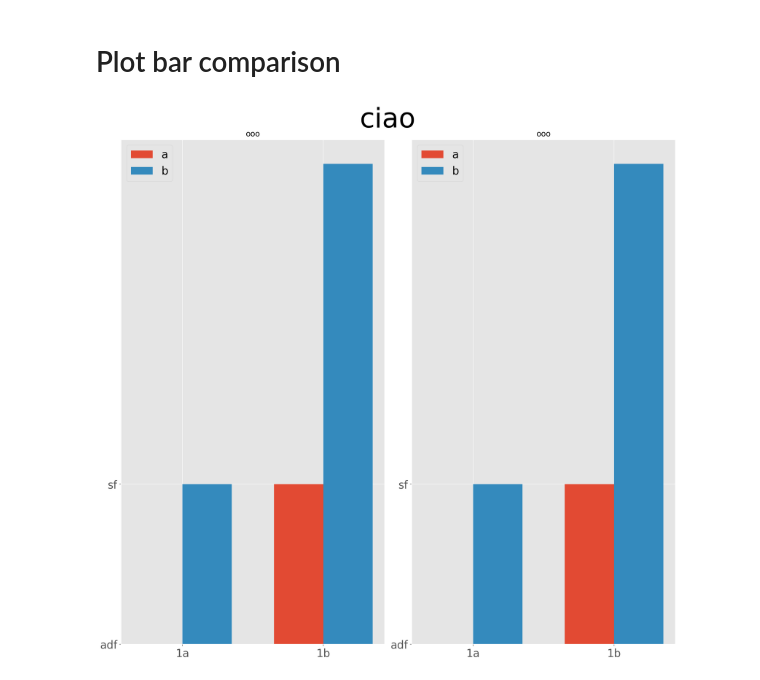
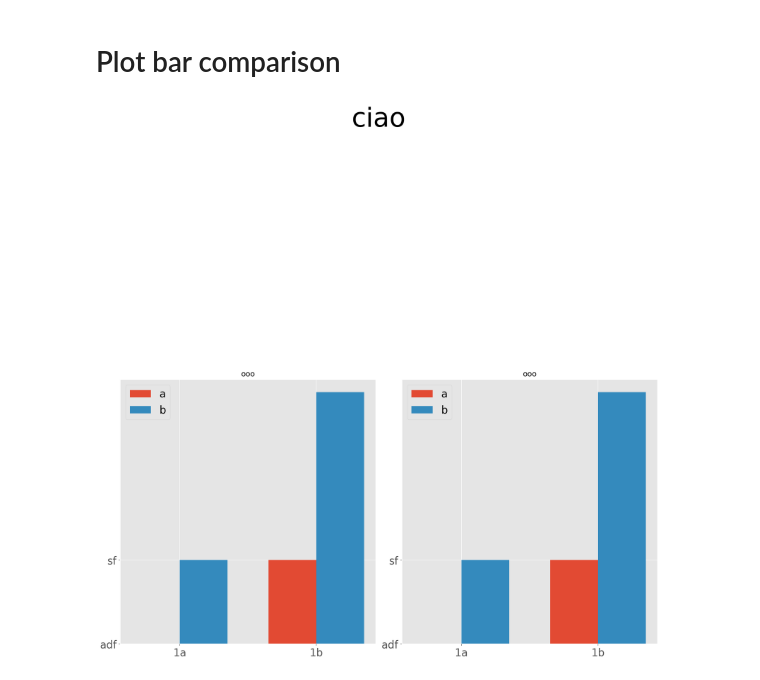
Before and after one commit to lucmos/wraplot, a Jupyter notebook: wraplot/sample_visualizations.ipynb, the cells around one changed output. Saved outputs shown, nothing was run; the diff lists cells and outputs as text; code cells hidden in the pictures.

Commit message:
Fix subplot_adjust bug

```diff
--- a/wraplot/sample_visualizations.ipynb
+++ b/wraplot/sample_visualizations.ipynb
@@ -41,20 +41,20 @@ cloudplotter(PlotCloud2D.Object(points=points))
 # %%
 barplotter = PlotCoupledBarsComparison()
 o = barplotter.Object(
     bar1_values=['adf', 'sf'],
     bar2_values=[1, 3],
     label1 = 'a',
     label2 = 'b',
     xticklabels=['1a', '1b'],
 
     title='ciao',
     titlesize=50,
 
     subtitle='ooo'
 )
 # barplotter(o)
 sub = Subplotter()
 
-sub([o, o], plot_functions=barplotter)
+sub([o, o], plot_functions=barplotter, subplotadjust=0.5)
 # %% [output]
-[figure, old version]
+[figure, new version]
```
Also changed, not shown: 1 other file.
